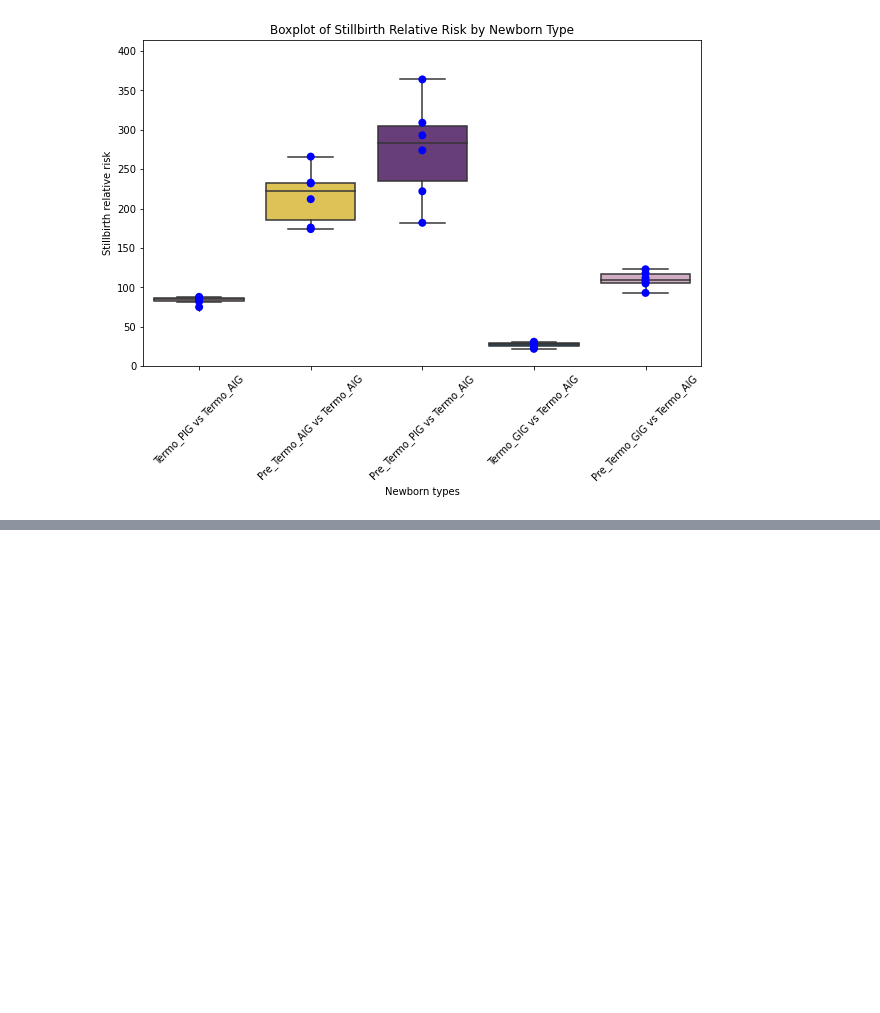
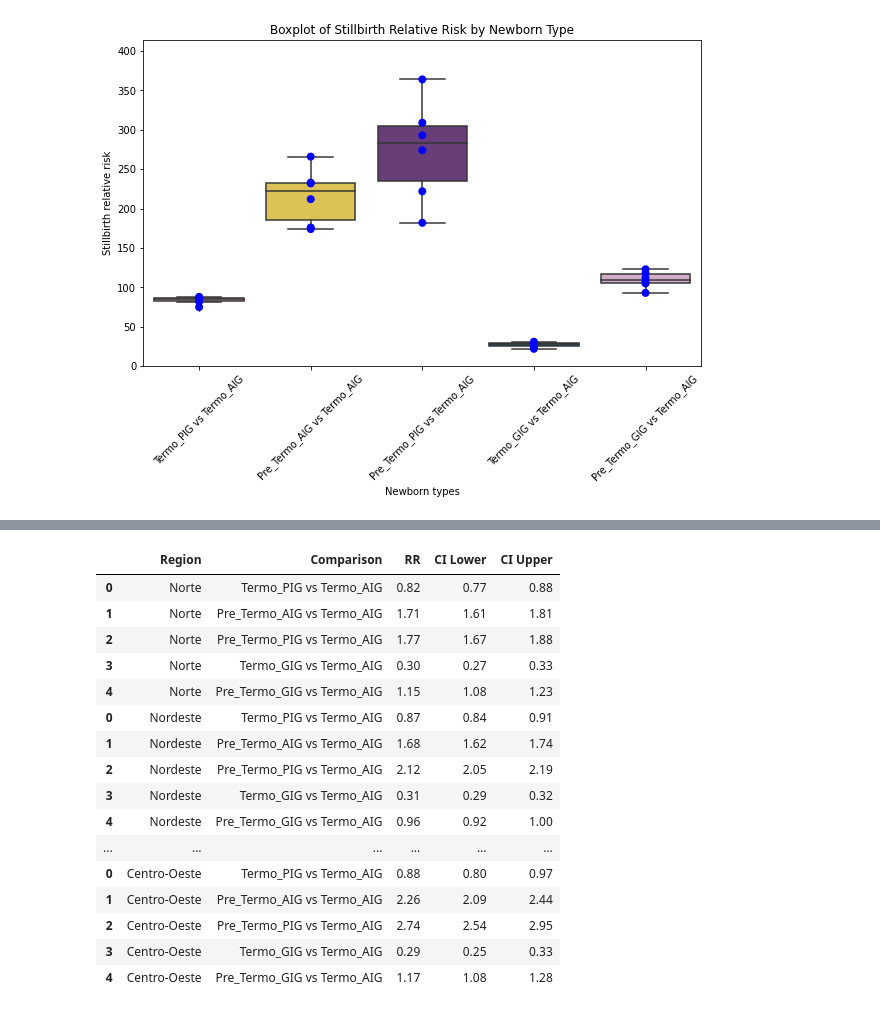
Before and after one commit to mtt89/rr_obito_fetal, a Jupyter notebook: calc_risco_relativo_obito_fetal.ipynb, the cells around one changed output, grey strips where cells are left out. Cells and saved outputs as stored; diff of their text form; code cells hidden in the pictures; blank space fills up the shorter version.

```diff
--- a/calc_risco_relativo_obito_fetal.ipynb
+++ b/calc_risco_relativo_obito_fetal.ipynb
@@ -230,0 +271,21 @@ plt.show()
+# %%
+df_regioes_zika_covid = pd.concat([calculate_rr(df, region) for region in df['ocor_REGIAO'].unique()])
+display(df_regioes_zika_covid)
+# %% [output]
+|  | Region | Comparison | RR | CI Lower | CI Upper |
+| 0 | Norte | Termo_PIG vs Termo_AIG | 0.82 | 0.77 | 0.88 |
+| 1 | Norte | Pre_Termo_AIG vs Termo_AIG | 1.71 | 1.61 | 1.81 |
+| 2 | Norte | Pre_Termo_PIG vs Termo_AIG | 1.77 | 1.67 | 1.88 |
+| 3 | Norte | Termo_GIG vs Termo_AIG | 0.30 | 0.27 | 0.33 |
+| 4 | Norte | Pre_Termo_GIG vs Termo_AIG | 1.15 | 1.08 | 1.23 |
+| 0 | Nordeste | Termo_PIG vs Termo_AIG | 0.87 | 0.84 | 0.91 |
+| 1 | Nordeste | Pre_Termo_AIG vs Termo_AIG | 1.68 | 1.62 | 1.74 |
+| 2 | Nordeste | Pre_Termo_PIG vs Termo_AIG | 2.12 | 2.05 | 2.19 |
+| 3 | Nordeste | Termo_GIG vs Termo_AIG | 0.31 | 0.29 | 0.32 |
+| 4 | Nordeste | Pre_Termo_GIG vs Termo_AIG | 0.96 | 0.92 | 1.00 |
+| ... | ... | ... | ... | ... | ... |
+| 0 | Centro-Oeste | Termo_PIG vs Termo_AIG | 0.88 | 0.80 | 0.97 |
+| 1 | Centro-Oeste | Pre_Termo_AIG vs Termo_AIG | 2.26 | 2.09 | 2.44 |
+| 2 | Centro-Oeste | Pre_Termo_PIG vs Termo_AIG | 2.74 | 2.54 | 2.95 |
+| 3 | Centro-Oeste | Termo_GIG vs Termo_AIG | 0.29 | 0.25 | 0.33 |
+| 4 | Centro-Oeste | Pre_Termo_GIG vs Termo_AIG | 1.17 | 1.08 | 1.28 |
```
Also changed, not shown: parts of 10 cells of this notebook, 1 other file.
